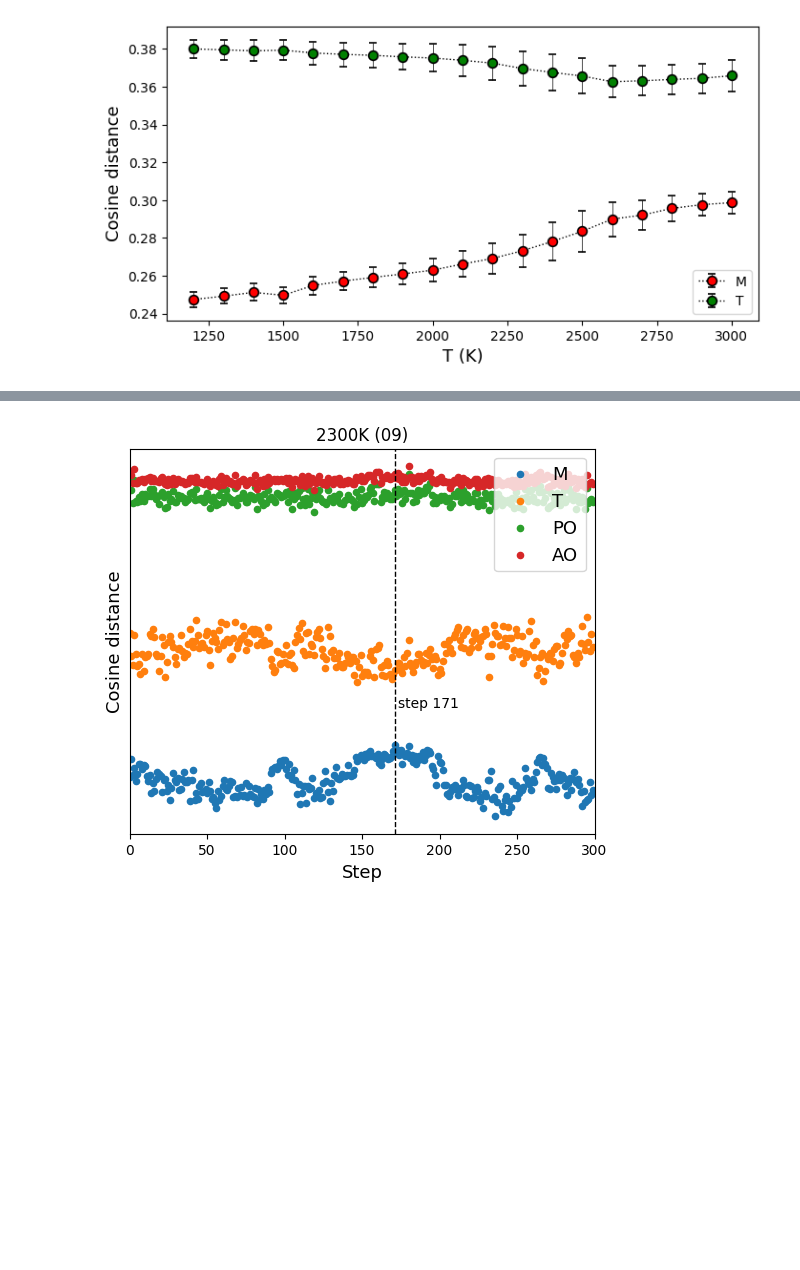
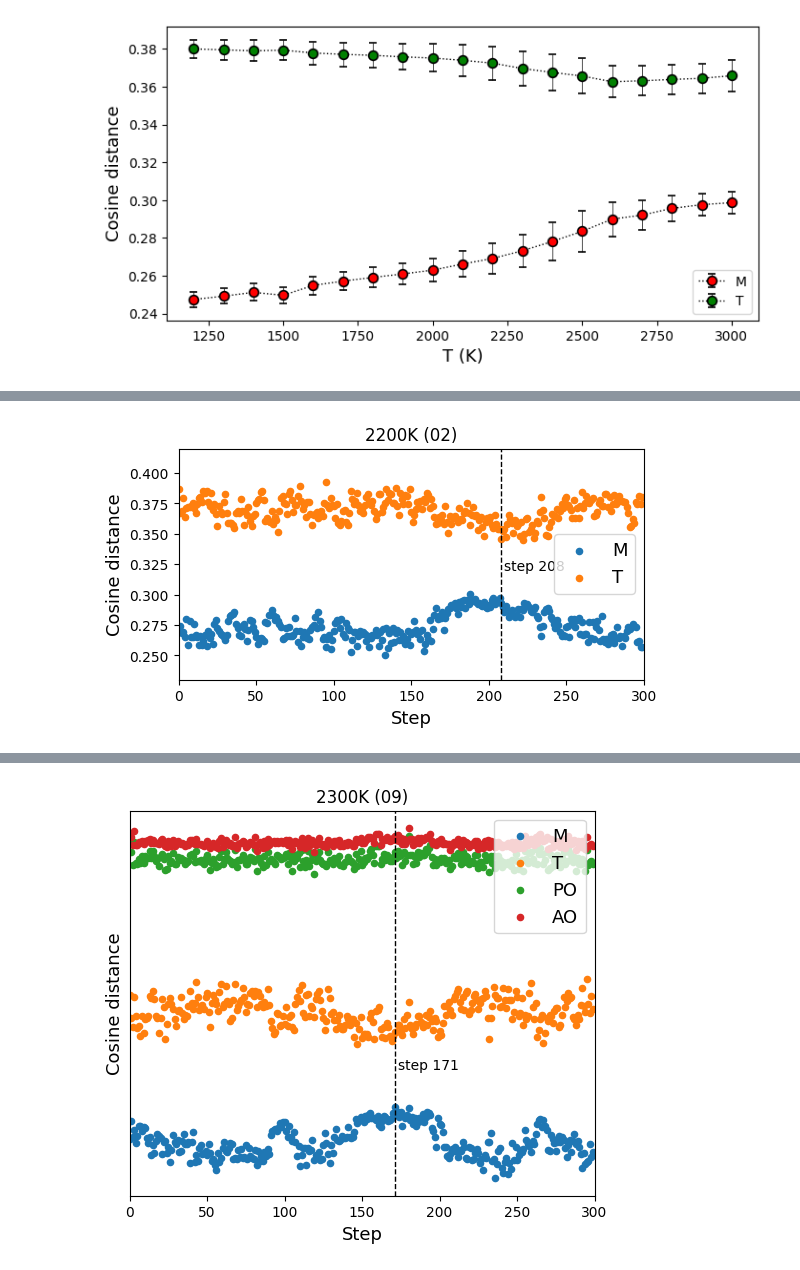
Before and after one commit to TY-Jeong/VacHopPy, a Jupyter notebook: example/3.FingerPrint/high_acc/cos_distance_all.ipynb, the cells around one changed output, grey strips where cells are left out. Drawn from its saved outputs; the diff is of its cells as text; code cells hidden in the pictures; blank space fills up the shorter version.

```diff
--- a/example/3.FingerPrint/high_acc/cos_distance_all.ipynb
+++ b/example/3.FingerPrint/high_acc/cos_distance_all.ipynb
@@ -176,0 +177,53 @@ plt.show()
+# %%
+plt.figure(figsize=(6,3))
+plt.xlabel('Step', fontsize=13)
+plt.ylabel('Cosine distance', fontsize=13)
+
+T = 2200
+ensemble = 2
+
+p1 = 'M'
+p2 = 'T'
+p3 = 'PO'
+p4 = 'AO'
+T_idx = np.where(temp==T)[0][0]
+
+s=20
+plt.scatter(np.arange(num_step),
+            distance[T_idx][p1][num_step*(ensemble-1):num_step*(ensemble)],
+            s=s,
+            label=p1)
+
+plt.scatter(np.arange(num_step),
+            distance[T_idx][p2][num_step*(ensemble-1):num_step*(ensemble)],
+            s=s,
+            label=p2)
+
+# plt.scatter(np.arange(num_step),
+#             distance[T_idx][p3][num_step*(ensemble-1):num_step*(ensemble)]-0.11,
+#             s=s,
+#             label=p3)
+
+# plt.scatter(np.arange(num_step),
+#             distance[T_idx][p4][num_step*(ensemble-1):num_step*(ensemble)]+0.2,
+#             s=s,
+#             label=p4)
+
+# the lowest point
+d_m = distance[T_idx][p1][num_step*(ensemble-1):num_step*(ensemble)]
+d_t = distance[T_idx][p2][num_step*(ensemble-1):num_step*(ensemble)]
+
+step_trans = np.argmin(d_t-d_m)
+plt.axvline(step_trans, color='k', linestyle='--', linewidth=1)
+plt.text(step_trans+2,
+         (d_m[step_trans]+d_t[step_trans])/2,
+         s=f"step {step_trans}")
+
+plt.xlim([0, num_step])
+plt.ylim([0.23, 0.42])
+# plt.yticks([],[])
+plt.title(f"{T}K ({format(ensemble,'02')})")
+plt.legend(loc='center right', fontsize=13)
+plt.show()
+# %% [output]
+[figure, added]
```
Also changed, not shown: parts of 3 cells of this notebook, 2 other files.
